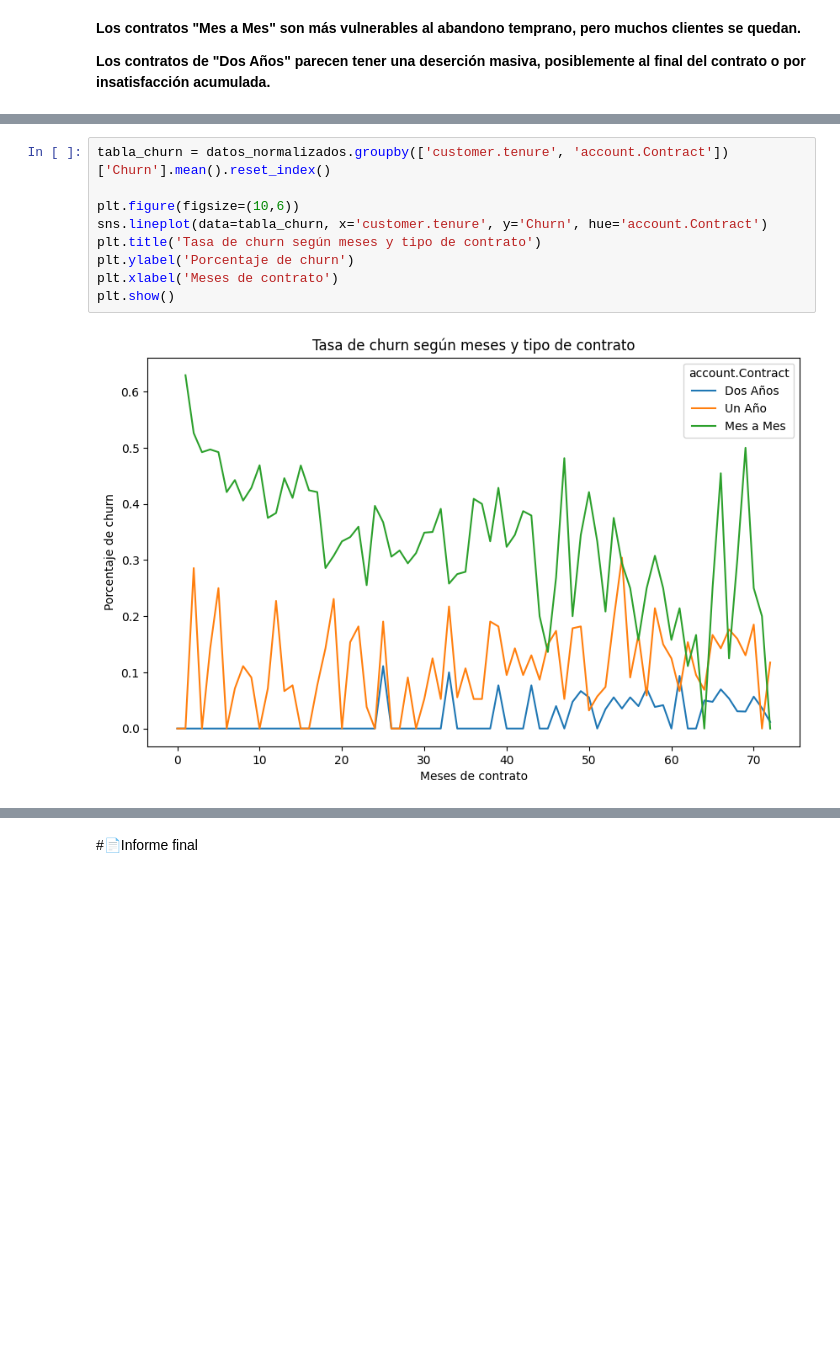
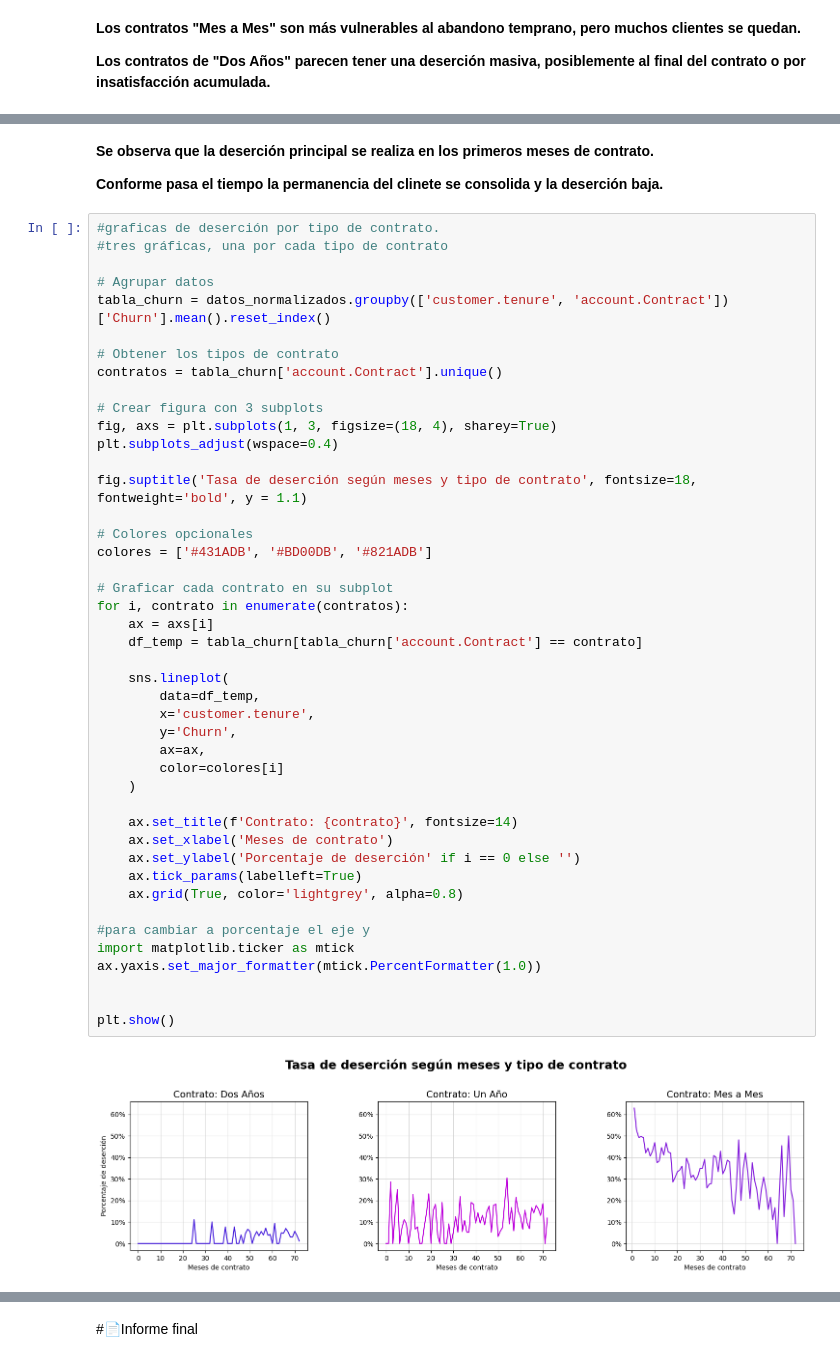
Before and after one commit to JGP-Code/TelecomX_LATAM_Challenge, a Jupyter notebook: TelecomX_LATAM.ipynb, the cells around one changed output, grey strips where cells are left out. Drawn from its saved outputs; the diff is of its cells as text; blank space fills up the shorter version.

```diff
--- a/TelecomX_LATAM.ipynb
+++ b/TelecomX_LATAM.ipynb
@@ -697,14 +697,53 @@ fig.update_traces(textposition = 'outside', textfont_size=14)
 fig.show()
 # %% [output]
 [interactive output not drawn]
-# %%
-tabla_churn = datos_normalizados.groupby(['customer.tenure', 'account.Contract'])['Churn'].mean().reset_index()
-
-plt.figure(figsize=(10,6))
-sns.lineplot(data=tabla_churn, x='customer.tenure', y='Churn', hue='account.Contract')
-plt.title('Tasa de churn según meses y tipo de contrato')
-plt.ylabel('Porcentaje de churn')
-plt.xlabel('Meses de contrato')
-plt.show()
-# %% [output]
-[figure, removed]
+# %% [markdown]
+**Se observa que la deserción principal se realiza en los primeros meses de contrato.**
+
+**Conforme pasa el tiempo la permanencia del clinete se consolida y la deserción baja.**
+# %%
+#graficas de deserción por tipo de contrato.
+#tres gráficas, una por cada tipo de contrato
+
+# Agrupar datos
+tabla_churn = datos_normalizados.groupby(['customer.tenure', 'account.Contract'])['Churn'].mean().reset_index()
+
+# Obtener los tipos de contrato
+contratos = tabla_churn['account.Contract'].unique()
+
+# Crear figura con 3 subplots
+fig, axs = plt.subplots(1, 3, figsize=(18, 4), sharey=True)
+plt.subplots_adjust(wspace=0.4)
+
+fig.suptitle('Tasa de deserción según meses y tipo de contrato', fontsize=18, fontweight='bold', y = 1.1)
+
+# Colores opcionales
+colores = ['#431ADB', '#BD00DB', '#821ADB']
+
+# Graficar cada contrato en su subplot
+for i, contrato in enumerate(contratos):
+    ax = axs[i]
+    df_temp = tabla_churn[tabla_churn['account.Contract'] == contrato]
+
+    sns.lineplot(
+        data=df_temp,
+        x='customer.tenure',
+        y='Churn',
+        ax=ax,
+        color=colores[i]
+    )
+
+    ax.set_title(f'Contrato: {contrato}', fontsize=14)
+    ax.set_xlabel('Meses de contrato')
+    ax.set_ylabel('Porcentaje de deserción' if i == 0 else '')
+    ax.tick_params(labelleft=True)
+    ax.grid(True, color='lightgrey', alpha=0.8)
+
+#para cambiar a porcentaje el eje y
+import matplotlib.ticker as mtick
+ax.yaxis.set_major_formatter(mtick.PercentFormatter(1.0))
+
+
+plt.show()
+# %% [output]
+[figure, added]
```
Also changed, not shown: parts of 3 cells of this notebook.
